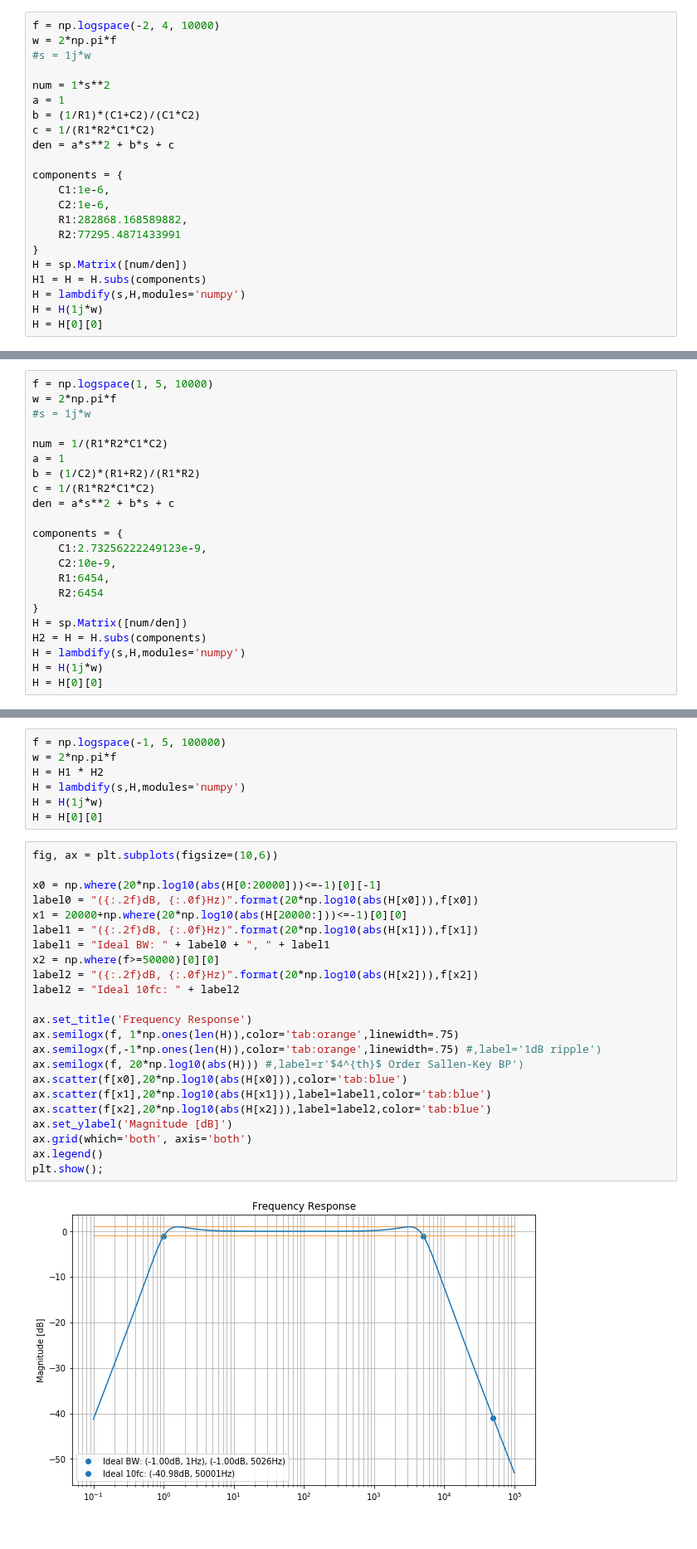
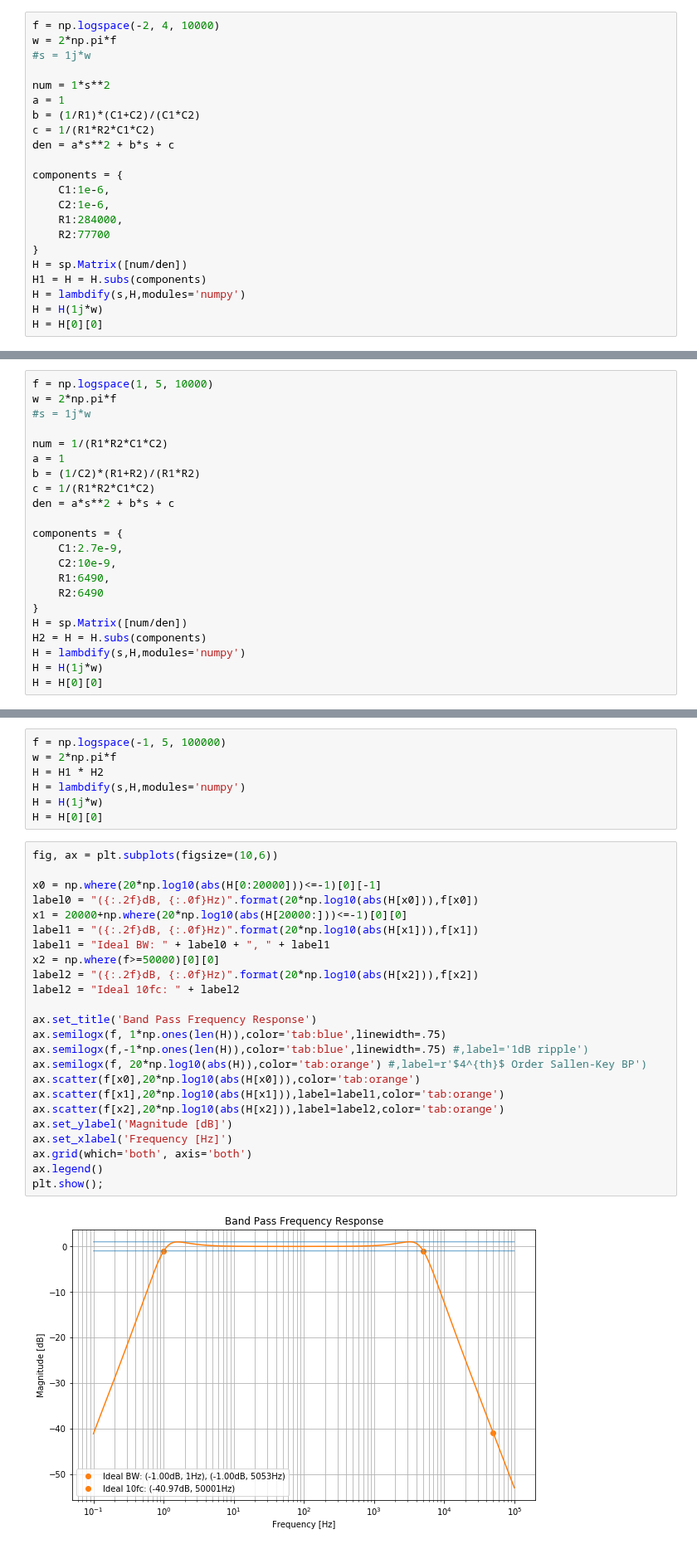
Before and after one commit to kegedy/EE538, a Jupyter notebook: design_project/design_project.ipynb, the cells around one changed output, grey strips where cells are left out. Shown at 83% size. Saved outputs shown, nothing was run; the diff lists cells and outputs as text.

```diff
--- a/design_project/design_project.ipynb
+++ b/design_project/design_project.ipynb
@@ -521,8 +885,8 @@ den = a*s**2 + b*s + c
 components = {
     C1:1e-6,
     C2:1e-6,
-    R1:282868.168589882,
-    R2:77295.4871433991
+    R1:284000,
+    R2:77700
 }
 H = sp.Matrix([num/den])
 H1 = H = H.subs(components)
@@ -591,10 +955,10 @@ c = 1/(R1*R2*C1*C2)
 den = a*s**2 + b*s + c
 
 components = {
-    C1:2.73256222249123e-9,
+    C1:2.7e-9,
     C2:10e-9,
-    R1:6454,
-    R2:6454
+    R1:6490,
+    R2:6490
 }
 H = sp.Matrix([num/den])
 H2 = H = H.subs(components)
@@ -633,25 +997,26 @@ H = H[0][0]
 # %%
 fig, ax = plt.subplots(figsize=(10,6))
 
 x0 = np.where(20*np.log10(abs(H[0:20000]))<=-1)[0][-1]
 label0 = "({:.2f}dB, {:.0f}Hz)".format(20*np.log10(abs(H[x0])),f[x0])
 x1 = 20000+np.where(20*np.log10(abs(H[20000:]))<=-1)[0][0]
 label1 = "({:.2f}dB, {:.0f}Hz)".format(20*np.log10(abs(H[x1])),f[x1])
 label1 = "Ideal BW: " + label0 + ", " + label1
 x2 = np.where(f>=50000)[0][0]
 label2 = "({:.2f}dB, {:.0f}Hz)".format(20*np.log10(abs(H[x2])),f[x2])
 label2 = "Ideal 10fc: " + label2
 
-ax.set_title('Frequency Response')
-ax.semilogx(f, 1*np.ones(len(H)),color='tab:orange',linewidth=.75)
-ax.semilogx(f,-1*np.ones(len(H)),color='tab:orange',linewidth=.75) #,label='1dB ripple')
-ax.semilogx(f, 20*np.log10(abs(H))) #,label=r'$4^{th}$ Order Sallen-Key BP')
-ax.scatter(f[x0],20*np.log10(abs(H[x0])),color='tab:blue')
-ax.scatter(f[x1],20*np.log10(abs(H[x1])),label=label1,color='tab:blue')
-ax.scatter(f[x2],20*np.log10(abs(H[x2])),label=label2,color='tab:blue')
+ax.set_title('Band Pass Frequency Response')
+ax.semilogx(f, 1*np.ones(len(H)),color='tab:blue',linewidth=.75)
+ax.semilogx(f,-1*np.ones(len(H)),color='tab:blue',linewidth=.75) #,label='1dB ripple')
+ax.semilogx(f, 20*np.log10(abs(H)),color='tab:orange') #,label=r'$4^{th}$ Order Sallen-Key BP')
+ax.scatter(f[x0],20*np.log10(abs(H[x0])),color='tab:orange')
+ax.scatter(f[x1],20*np.log10(abs(H[x1])),label=label1,color='tab:orange')
+ax.scatter(f[x2],20*np.log10(abs(H[x2])),label=label2,color='tab:orange')
 ax.set_ylabel('Magnitude [dB]')
+ax.set_xlabel('Frequency [Hz]')
 ax.grid(which='both', axis='both')
 ax.legend()
 plt.show();
 # %% [output]
-[figure, old version]
+[figure, new version]
```
Also changed, not shown: parts of 31 cells of this notebook, 15 other files.
